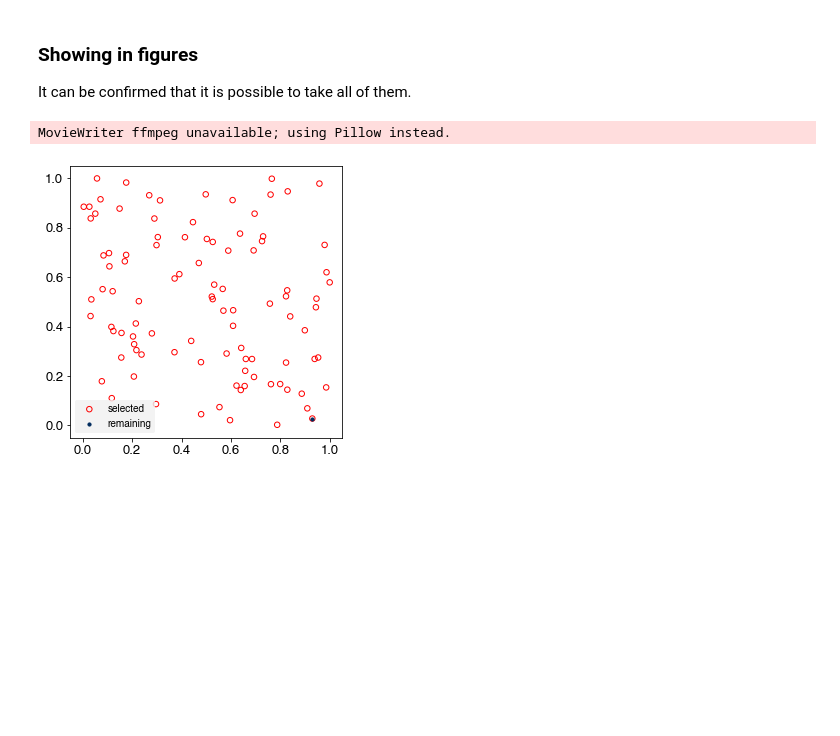
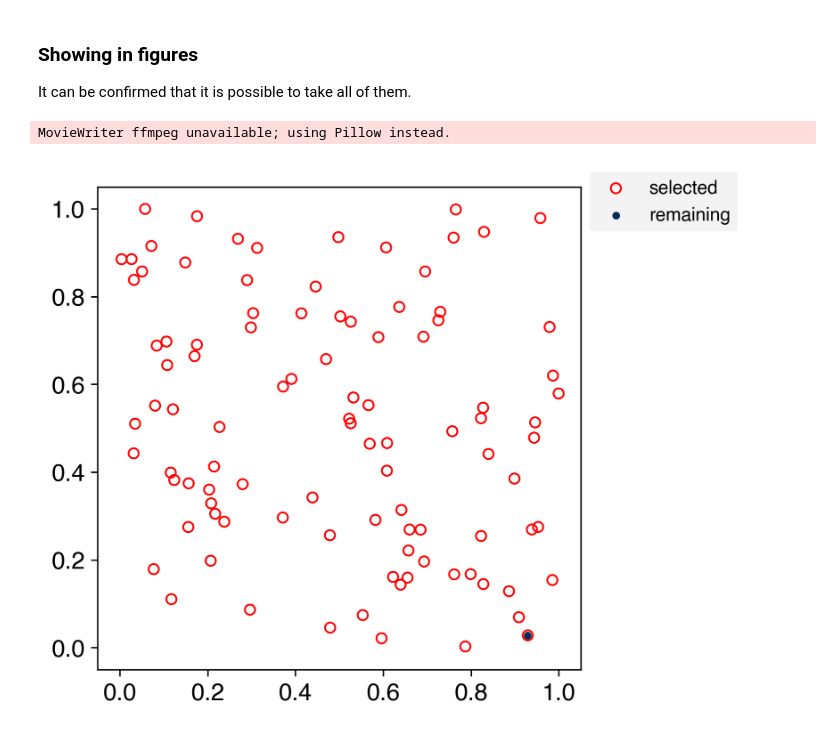
Before and after one commit to yu9824/kennard_stone, a Jupyter notebook: example/simulate.ipynb, the cells around one changed output. Cells and saved outputs as stored; diff of their text form; code cells hidden in the pictures; blank space fills up the shorter version.

Commit message:
Update example for the latest version.

```diff
--- a/example/simulate.ipynb
+++ b/example/simulate.ipynb
@@ -22,12 +18,22 @@ np.random.seed(334)
 # %% [markdown]
 ### Two-dimensional random number generation
 # %%
-example = np.random.rand(2, 100)
+example = rng.rand(2, 100)
 # %% [markdown]
 ### Create an instance and compute indexes.
-# %%
-ks = _KennardStone(prior = 'train')
-indexes = ks._get_indexes(example.transpose())
+# %%
+def get_indexes(n_groups: int) -> List[List[int]]:
+    ks = _KennardStone(n_groups=n_groups)
+    indexes = ks.get_indexes(example.transpose())
+
+    # reverse order to sample from the farthest points first
+    indexes = [
+        list(reversed(_index))
+        for _index in ks.get_indexes(example.transpose())
+    ]
+    return indexes
+# %%
+indexes = get_indexes(n_groups=1)
 # %% [markdown]
 ### Set layout of figure.
 # %%
@@ -37,35 +43,66 @@ rcParams['font.family'] = 'Helvetica'
 ### Showing in figures
 It can be confirmed that it is possible to take all of them.
 # %%
-# figureオブジェクトの生成
-fig = plt.figure(figsize = (5, 5), facecolor = 'white')
-ax = fig.add_subplot(111)
+# generate figure
+fig, ax = plt.subplots(figsize=(6.4, 4.8), facecolor="white", dpi=300)
 
-# set_trace()
-def scatter_(frame):    # 最初の引数は'frame' (何コマ目か)で固定．それ以外の引数はfargsでtupleとして与える．
-    # 最初以外，グラフを一旦クリア
+# 最初の引数は'frame' (何コマ目か)で固定．それ以外の引数はfargsでtupleとして与える．
+def scatter(
+    frame: int, ax: matplotlib.axes.Axes, indexes: List[List[int]]
+) -> None:
+    # Clear all graphs except the first
     if frame > 0:
         plt.cla()
 
+    colors_selected = ("red", "green")
+    assert len(indexes) <= len(colors_selected)
+
     # scatter
-    ax.scatter(*example[:, indexes[:frame]], label = 'selected', s = 30, facecolor = 'None', edgecolors = 'red')
-    ax.scatter(*example[:, indexes[frame:]], label = 'remaining', s = 10, c = '#022c5e')
+    handles = []
+    labels = []
+    for i, index in enumerate(indexes):
+        # selected
+        _scatter = ax.scatter(
+            *example[:, index[:frame]],
+            s=30,
+            facecolor="None",
+            edgecolors=colors_selected[i],
+        )
+        handles.append(_scatter)
+        labels.append(f"selected ({i})" if len(indexes) > 1 else "selected")
 
-    # 正方形
-    ax.set_aspect('equal', adjustable='box')
+        # remaining
+        _scatter = ax.scatter(*example[:, index[frame:]], s=10, c="#022c5e")
+    else:
+        handles.append(_scatter)
+        labels.append("remaining")
 
     # set_lim
     ax.set_xlim(-0.05, 1.05)
     ax.set_ylim(-0.05, 1.05)
 
+    # set_aspect
+    ax.set_aspect("equal", adjustable="box")
+
     # legend
-    ax.legend(facecolor = '#f0f0f0', edgecolor = 'None', fontsize = 10)
+    ax.legend(
+        handles=handles,
+        labels=labels,
+        facecolor="#f0f0f0",
+        edgecolor="None",
+        fontsize=10,
+        loc="upper left",
+        bbox_to_anchor=(1, 1.05),
+    )
 
-# gifアニメ作成
-ani = FuncAnimation(fig, scatter_, interval = 200, frames = len(indexes))
 
-# 保存
-ani.save('simulate.gif')
+# gif animation
+ani = FuncAnimation(
+    fig, scatter, interval=200, frames=len(indexes[0]), fargs=(ax, indexes)
+)
+
+# Save
+ani.save("simulate.gif")
 # %% [output]
 MovieWriter ffmpeg unavailable; using Pillow instead.
-[figure, old version]
+[figure, new version]
```
Also changed, not shown: parts of 10 cells of this notebook, 2 other files.
